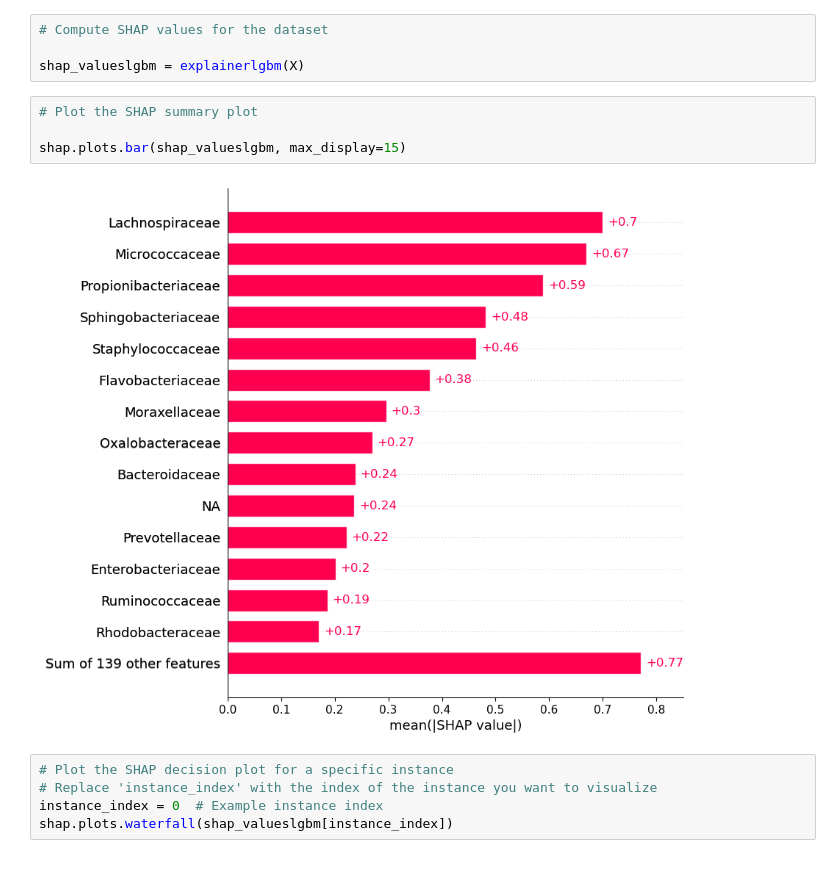
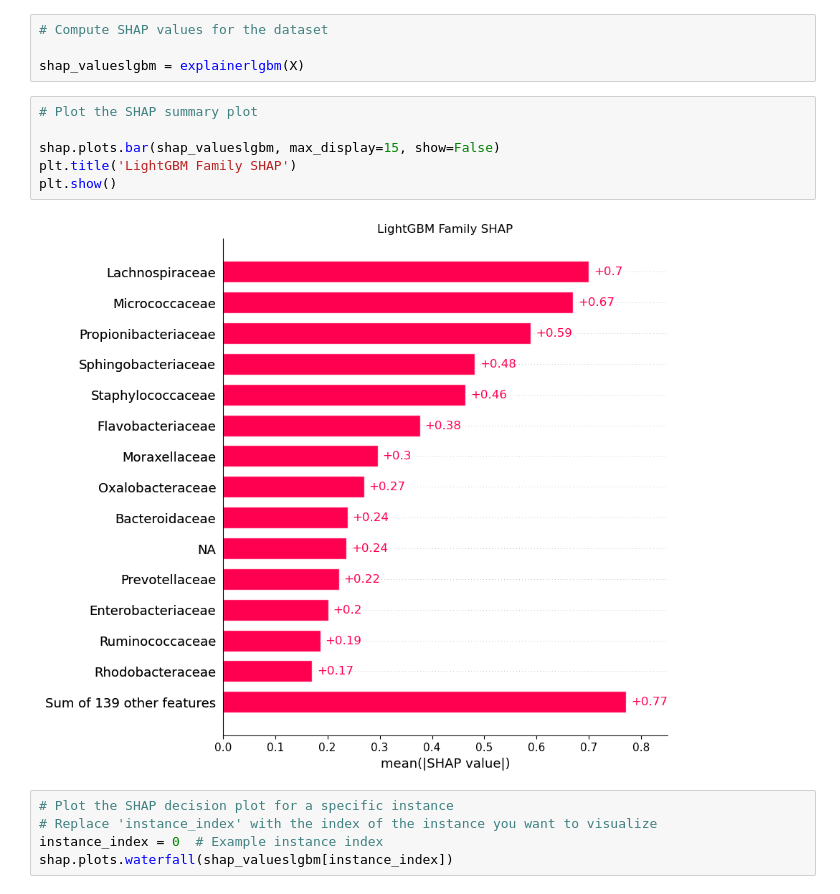
Before and after one commit to freafin/Bacteriological, a Jupyter notebook: ded/03_family/03_family_ded_bactonly_testonly_ra.ipynb, the cells around one changed output. Cells and saved outputs as stored; diff of their text form.

```diff
--- a/ded/03_family/03_family_ded_bactonly_testonly_ra.ipynb
+++ b/ded/03_family/03_family_ded_bactonly_testonly_ra.ipynb
@@ -158,9 +163,11 @@ shap_valueslgbm = explainerlgbm(X)
 # %%
 # Plot the SHAP summary plot
 
-shap.plots.bar(shap_valueslgbm, max_display=15)
+shap.plots.bar(shap_valueslgbm, max_display=15, show=False)
+plt.title('LightGBM Family SHAP')
+plt.show()
 # %% [output]
-[figure, old version]
+[figure, new version]
 # %%
 # Plot the SHAP decision plot for a specific instance
 # Replace 'instance_index' with the index of the instance you want to visualize
```
Also changed, not shown: parts of 6 cells of this notebook, 19 other files.
